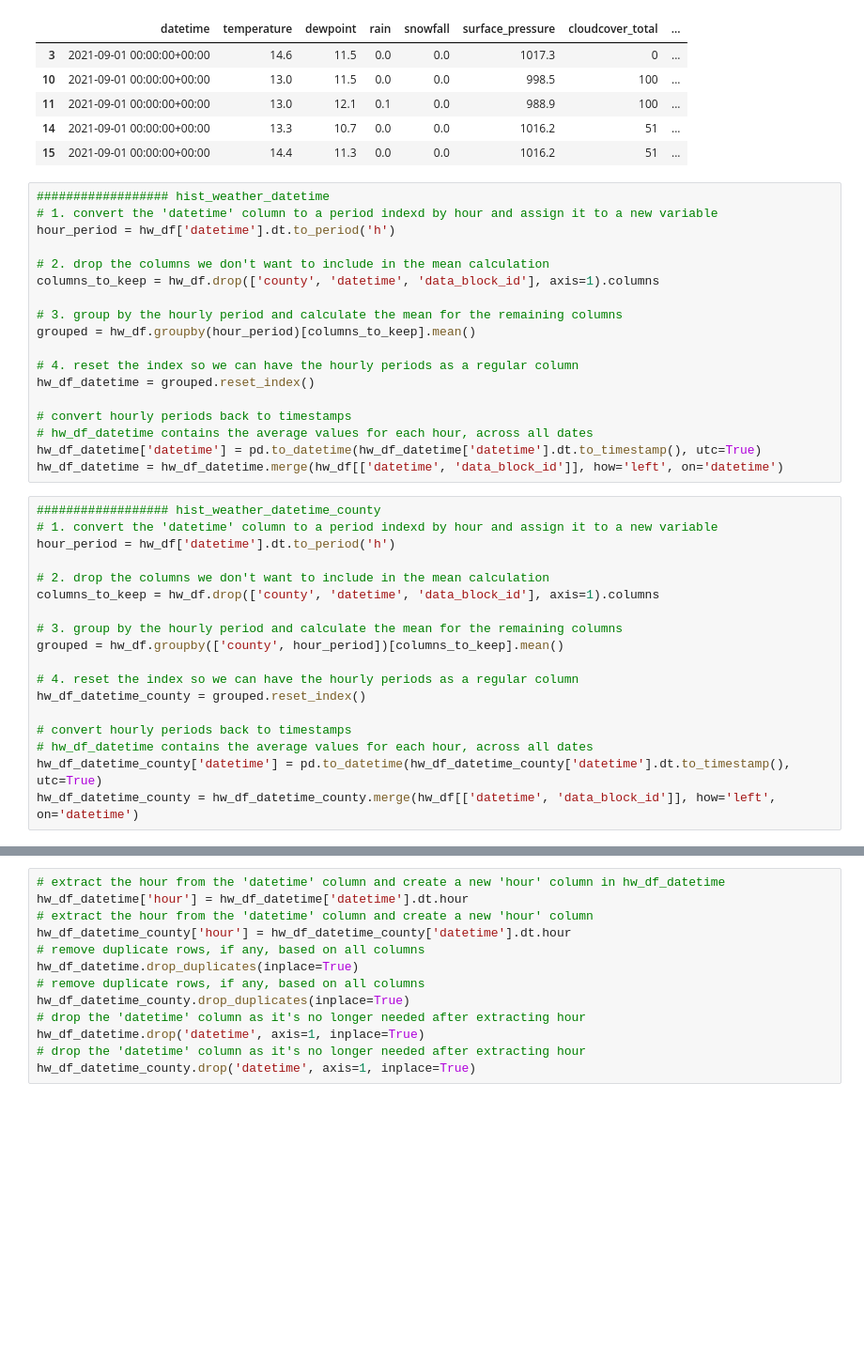
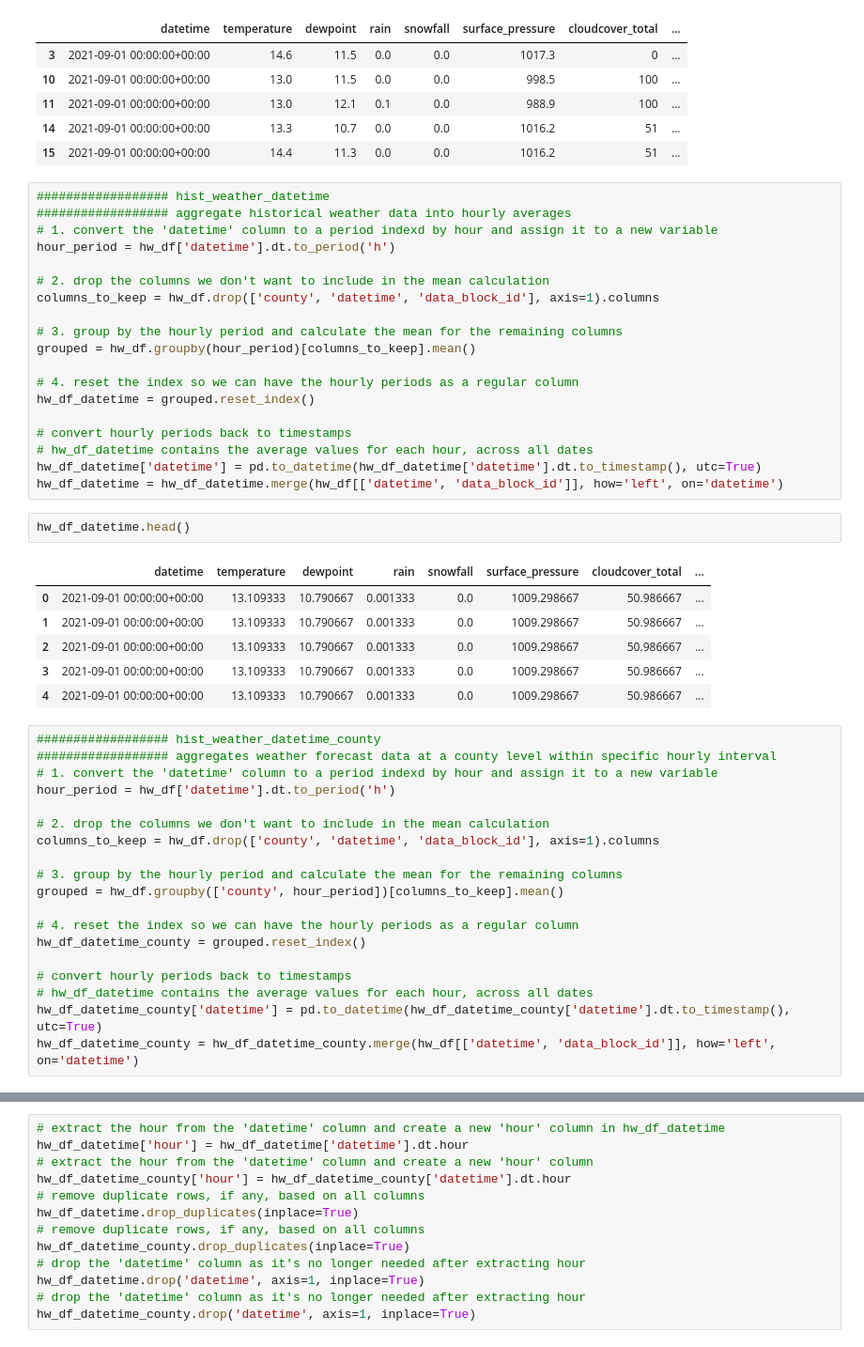
Before and after one commit to jackren0000/Enefit---Predict-Energy-Behavior-of-Prosumers, a Jupyter notebook: predict-energy-behavior-of-prosumers.ipynb, the cells around one changed output, grey strips where cells are left out. Shown: that part at 94% size. Cells and saved outputs as stored; diff of their text form; blank space fills up the shorter version.

```diff
--- a/predict-energy-behavior-of-prosumers.ipynb
+++ b/predict-energy-behavior-of-prosumers.ipynb
@@ -416,6 +419,7 @@ hw_df.head()
 | 15 | 2021-09-01 00:00:00+00:00 | 14.4 | 11.3 | 0.0 | 0.0 | 1016.2 | 51 | ... |
 # %%
 ################## hist_weather_datetime
+################## aggregate historical weather data into hourly averages
 # 1. convert the 'datetime' column to a period indexd by hour and assign it to a new variable
 hour_period = hw_df['datetime'].dt.to_period('h')
 
@@ -432,8 +436,18 @@ hw_df_datetime = grouped.reset_index()
 # hw_df_datetime contains the average values for each hour, across all dates
 hw_df_datetime['datetime'] = pd.to_datetime(hw_df_datetime['datetime'].dt.to_timestamp(), utc=True)
 hw_df_datetime = hw_df_datetime.merge(hw_df[['datetime', 'data_block_id']], how='left', on='datetime')
+# %%
+hw_df_datetime.head()
+# %% [output]
+|  | datetime | temperature | dewpoint | rain | snowfall | surface_pressure | cloudcover_total | ... |
+| 0 | 2021-09-01 00:00:00+00:00 | 13.109333 | 10.790667 | 0.001333 | 0.0 | 1009.298667 | 50.986667 | ... |
+| 1 | 2021-09-01 00:00:00+00:00 | 13.109333 | 10.790667 | 0.001333 | 0.0 | 1009.298667 | 50.986667 | ... |
+| 2 | 2021-09-01 00:00:00+00:00 | 13.109333 | 10.790667 | 0.001333 | 0.0 | 1009.298667 | 50.986667 | ... |
+| 3 | 2021-09-01 00:00:00+00:00 | 13.109333 | 10.790667 | 0.001333 | 0.0 | 1009.298667 | 50.986667 | ... |
+| 4 | 2021-09-01 00:00:00+00:00 | 13.109333 | 10.790667 | 0.001333 | 0.0 | 1009.298667 | 50.986667 | ... |
 # %%
 ################## hist_weather_datetime_county
+################## aggregates weather forecast data at a county level within specific hourly interval
 # 1. convert the 'datetime' column to a period indexd by hour and assign it to a new variable
 hour_period = hw_df['datetime'].dt.to_period('h')
 
```
Also changed, not shown: parts of 5 cells of this notebook.
